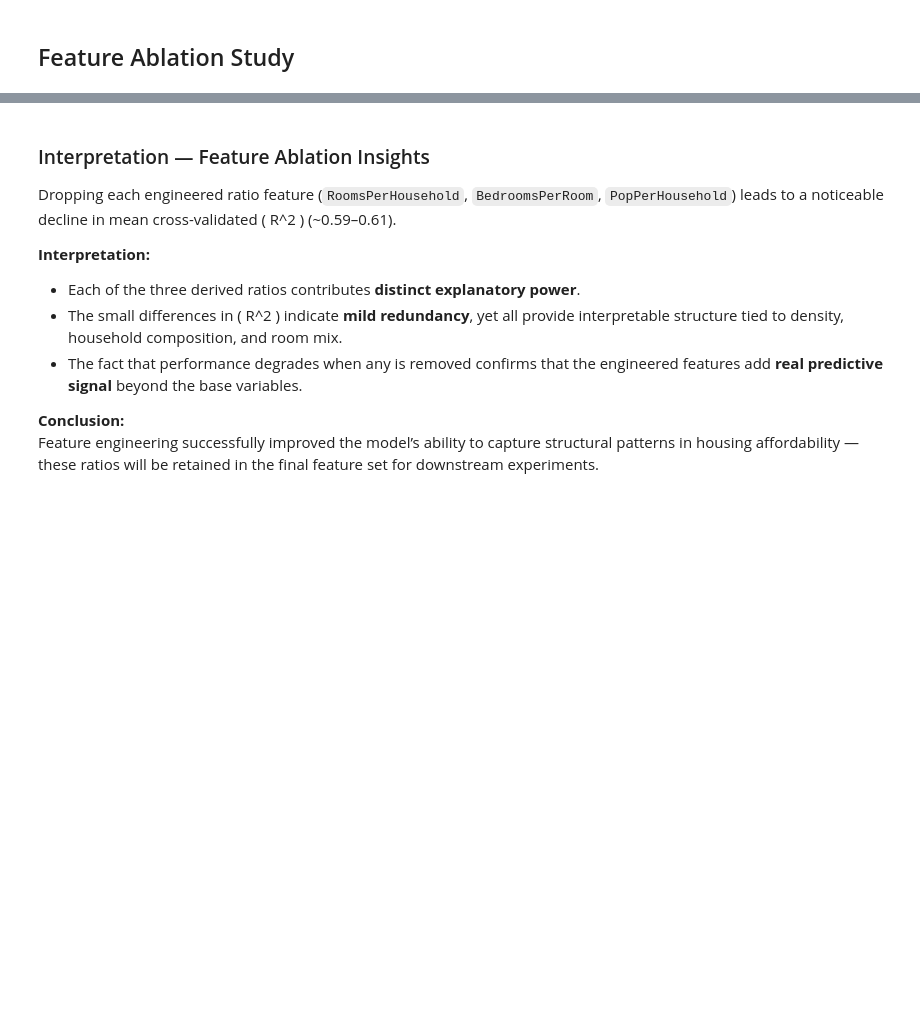
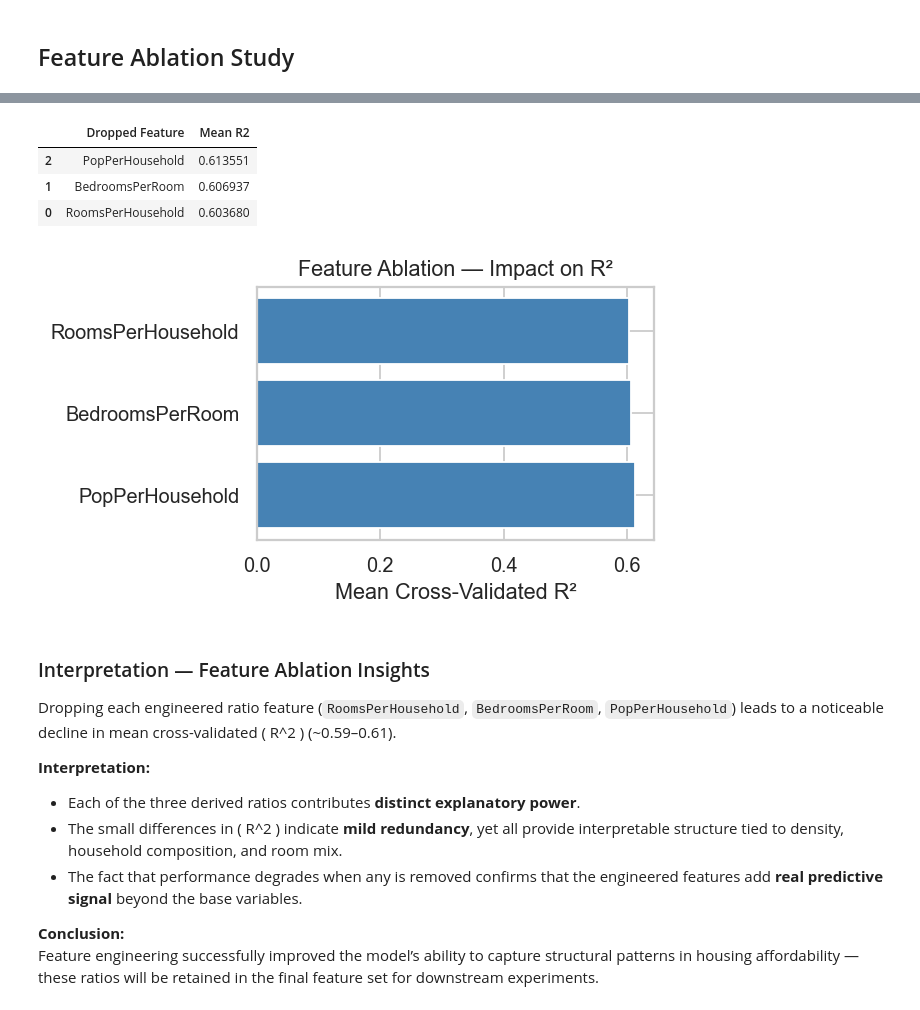
Before and after one commit to FranQuant/pytorch_dl_apps, a Jupyter notebook: part1_foundations/capstone_california_housing/06_stretch_goals.ipynb, the cells around one changed output, grey strips where cells are left out. Cells and saved outputs as stored; diff of their text form; code cells hidden in the pictures; blank space fills up the shorter version.

```diff
--- a/part1_foundations/capstone_california_housing/06_stretch_goals.ipynb
+++ b/part1_foundations/capstone_california_housing/06_stretch_goals.ipynb
@@ -60,3 +27,52 @@ plt.show()
+# %%
+# --- Reload base data & engineered features (from notebook 5 logic) ---
+data = fetch_california_housing(as_frame=True)
+df = data.frame.copy()
+df.rename(columns={"MedHouseVal": "target"}, inplace=True)
+
+df["RoomsPerHousehold"] = df["AveRooms"] / df["AveOccup"]
+df["BedroomsPerRoom"]   = df["AveBedrms"] / df["AveRooms"]
+df["PopPerHousehold"]   = df["Population"] / df["AveOccup"]
+
+df["IncomeBucket"] = pd.cut(
+    df["MedInc"],
+    bins=[0, 2, 4, 6, 8, np.inf],
+    labels=["Very Low", "Low", "Mid", "High", "Very High"]
+)
+df = pd.get_dummies(df, columns=["IncomeBucket"], drop_first=True)
+
+X = df.drop("target", axis=1)
+y = df["target"]
+
+ridge_pipeline = Pipeline([
+    ("scaler", StandardScaler()),
+    ("model", Ridge(alpha=10)),
+])
+
+# --- Drop-one-feature ablation ---
+scores = []
+base_features = ["RoomsPerHousehold", "BedroomsPerRoom", "PopPerHousehold"]
+for feature in base_features:
+    cols = [col for col in X.columns if col != feature]
+    mean_r2 = cross_val_score(ridge_pipeline, X[cols], y, cv=5, scoring="r2").mean()
+    scores.append((feature, mean_r2))
+
+ablation_df = pd.DataFrame(scores, columns=["Dropped Feature", "Mean R2"]).sort_values("Mean R2", ascending=False)
+display(ablation_df)
+
+# --- Visualization ---
+plt.figure(figsize=(5, 3))
+plt.barh(ablation_df["Dropped Feature"], ablation_df["Mean R2"], color="steelblue")
+plt.title("Feature Ablation — Impact on R²")
+plt.xlabel("Mean Cross-Validated R²")
+plt.tight_layout()
+plt.show()
+# %% [output]
+|  | Dropped Feature | Mean R2 |
+| 2 | PopPerHousehold | 0.613551 |
+| 1 | BedroomsPerRoom | 0.606937 |
+| 0 | RoomsPerHousehold | 0.603680 |
+[figure, added]
 # %% [markdown]
 ### Interpretation — Feature Ablation Insights
 
```
Also changed, not shown: parts of 3 cells of this notebook, 9 other files.
